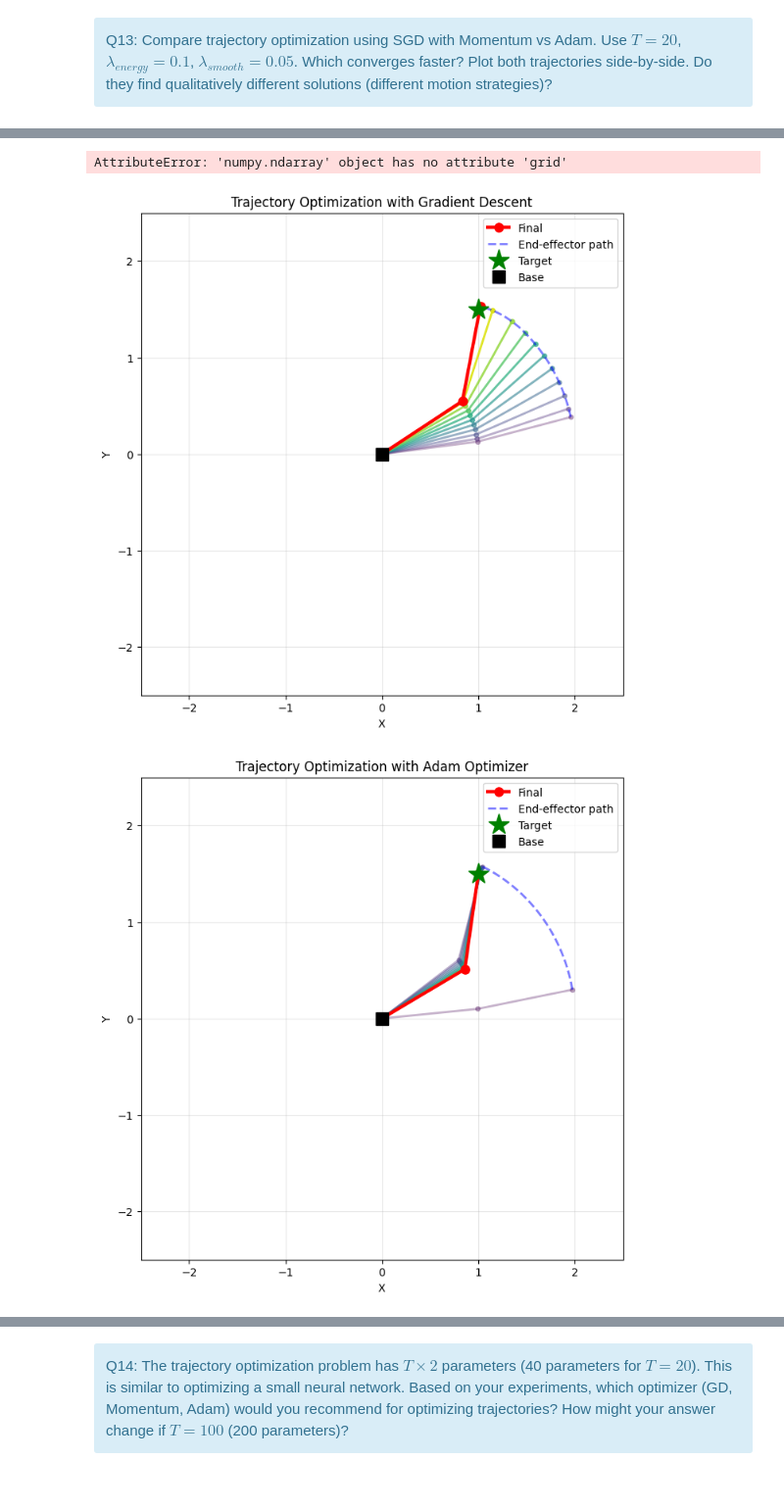
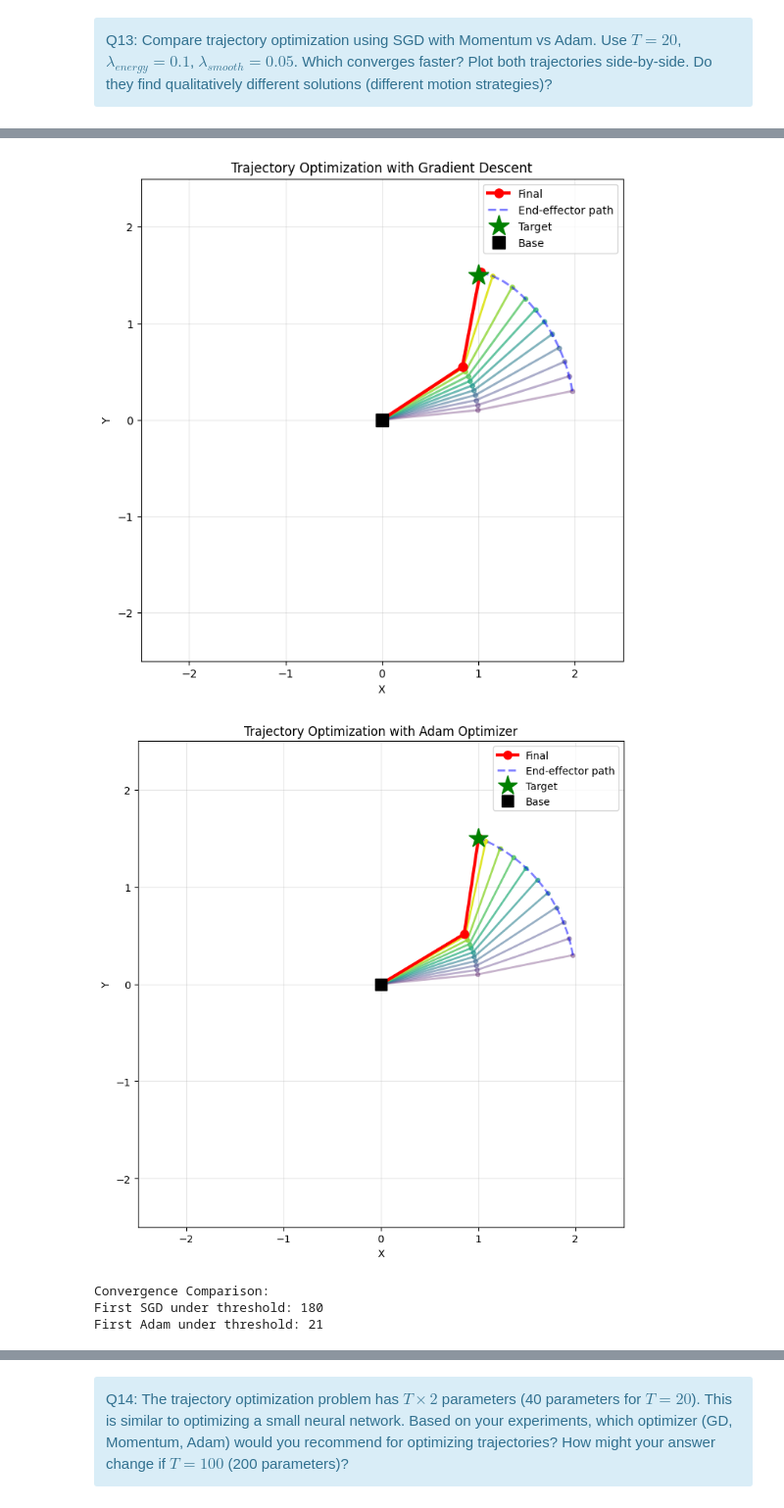
Before and after one commit to alextonon/BE_working_repo, a Jupyter notebook: FSD310_Stochastic/control_BE.ipynb, the cells around one changed output, grey strips where cells are left out. Shown at 98% size. Drawn from its saved outputs; the diff is of its cells as text; code cells hidden in the pictures.

Commit message:
fin optim

```diff
--- a/FSD310_Stochastic/control_BE.ipynb
+++ b/FSD310_Stochastic/control_BE.ipynb
@@ -871,7 +870,7 @@ def evolutionary_algorithm(theta_init: np.ndarray,
 <div class="alert alert-info">
     Q10: Run this ES with population sizes $P = [10, 20, 50]$. For each, report: (a) does it reach the target successfully? (b) how many iterations does it take? (c) total number of function evaluations ($P$ × iterations). What trend do you observe with increasing population size?</div>
 # %%
-pop_sizes = [10, 20, 50]
+pop_sizes = [10, 20, 50, 100]
 
 results = {}
 THRESHOLD = 0.05
@@ -879,12 +878,14 @@ THRESHOLD = 0.05
 fig, axes = plt.subplots(2, len(pop_sizes), figsize=(15, 8))
 fig.suptitle("Evolution Strategies: Impact of Population Size", fontsize=16)
 
+theta_init = np.random.randn(2)  # Initialize a population of joint angles
+
 for i, pop_size in enumerate(pop_sizes):
-    theta_init = np.random.randn(2)  # Initialize a population of joint angles
+
     target = TARGET_1
     lengths = LENGTHS
     sigma = 0.1
-    n_iterations = 50
+    n_iterations = 100
     alpha = 1e-1
 
     theta_ea = evolutionary_algorithm(theta_init,
@@ -912,7 +913,10 @@ for i, pop_size in enumerate(pop_sizes):
         if under_threshold[idx]:
             convergence = idx
             break
-
+    if convergence <= n_iterations:
+        print("pop_size = ", pop_size, "convergence at iteration:", convergence, "| number of evaluations:", convergence * pop_size)
+    else:
+        print("pop_size = ", pop_size, "did not converge within the limit.","| number of evaluations:", n_iterations * pop_size)
     ax2 = axes[1, i]
     distances = jnp.linalg.norm(final_positions - target, axis=1)
     ax2.plot(distances, label='Distance to Target')
@@ -1115,6 +1193,8 @@ def gradient_descent_trajectory(theta_init: np.ndarray,
         gradient = grad_loss_trajectory(theta_sequence, lengths_jax, target_jax,
                                        lambda_energy, lambda_smooth)
 
+        gradient = gradient.at[0].set(0.0) # ???
+
         # Update trajectory
         theta_sequence = theta_sequence - learning_rate * gradient
 
@@ -1166,7 +1246,6 @@ Iteration 900: Loss = 0.006412
 def plot_loss_curve(loss_history: np.ndarray, title: str = "Loss History During Optimization"):
     plt.figure(figsize=(8, 5))
     plt.plot(loss_history, 'b-')
-    plt.yscale('log')
     plt.xlabel('Iteration')
     plt.ylabel('Loss (log scale)')
     plt.title('Loss History During Optimization')
@@ -1194,9 +1271,9 @@ Trajectory Metrics:
 Q12: Run trajectory optimization with three different energy weights: $\lambda_{energy} = [0.01, 0.1, 1.0]$ (keep $\lambda_{smooth}=0.05$ fixed). For each, visualize the resulting trajectory and report the total joint movement (sum of velocity magnitudes). How does increasing the energy penalty affect the motion? Does the arm still reach the target?
 </div>
 # %%
-energy_weights = [0.01, 0.1, 1.0]
+energy_weights = [0.01, 0.1, 1.0, 10.0]
 lambda_smooth = 0.05
-theta_init = np.array([0.1, 0.1])
+theta_init = np.random.randn(2)
 target = np.array([1.0, 1.5])
 T = 20
 
@@ -1283,27 +1472,21 @@ theta_traj, loss_hist = gradient_descent_trajectory(
     lambda_energy=lambda_energy, lambda_smooth=lambda_smooth
 )
 
-theta_traj_adam, loss_hist_adam, _, _, _, _ = adam_optimizer(
-    theta_init=theta_init,
-    target=target,
-    lengths=LENGTHS,
-    learning_rate=0.01,
-    n_iterations=1000
+theta_traj_adam, loss_hist_adam = adam_optimizer_trajectory(
+    theta_init, target, LENGTHS,
+    T=T, learning_rate=0.01, n_iterations=1000,
+    lambda_energy=lambda_energy, lambda_smooth=lambda_smooth
 )
-
 
 plot_trajectory_sequence(
     theta_traj, LENGTHS, target,
     title="Trajectory Optimization with Gradient Descent"
 )
-
+plt.show()
 plot_trajectory_sequence(
     theta_traj_adam, LENGTHS, target,
     title="Trajectory Optimization with Adam Optimizer"
 )
-
-for ax in axes:
-    ax.grid(alpha=0.3)
 
 plt.tight_layout(rect=[0, 0, 1, 0.95])
 plt.show()
@@ -1327,3 +1520,5 @@ Iteration 900: Loss = 0.006412
-AttributeError: 'numpy.ndarray' object has no attribute 'grid'
-[figure, old version]
+[figure, new version]
-[figure, old version]
+[figure, new version]
+Convergence Comparison:
+First SGD under threshold: 180
+First Adam under threshold: 21
```
Also changed, not shown: parts of 17 cells of this notebook.
